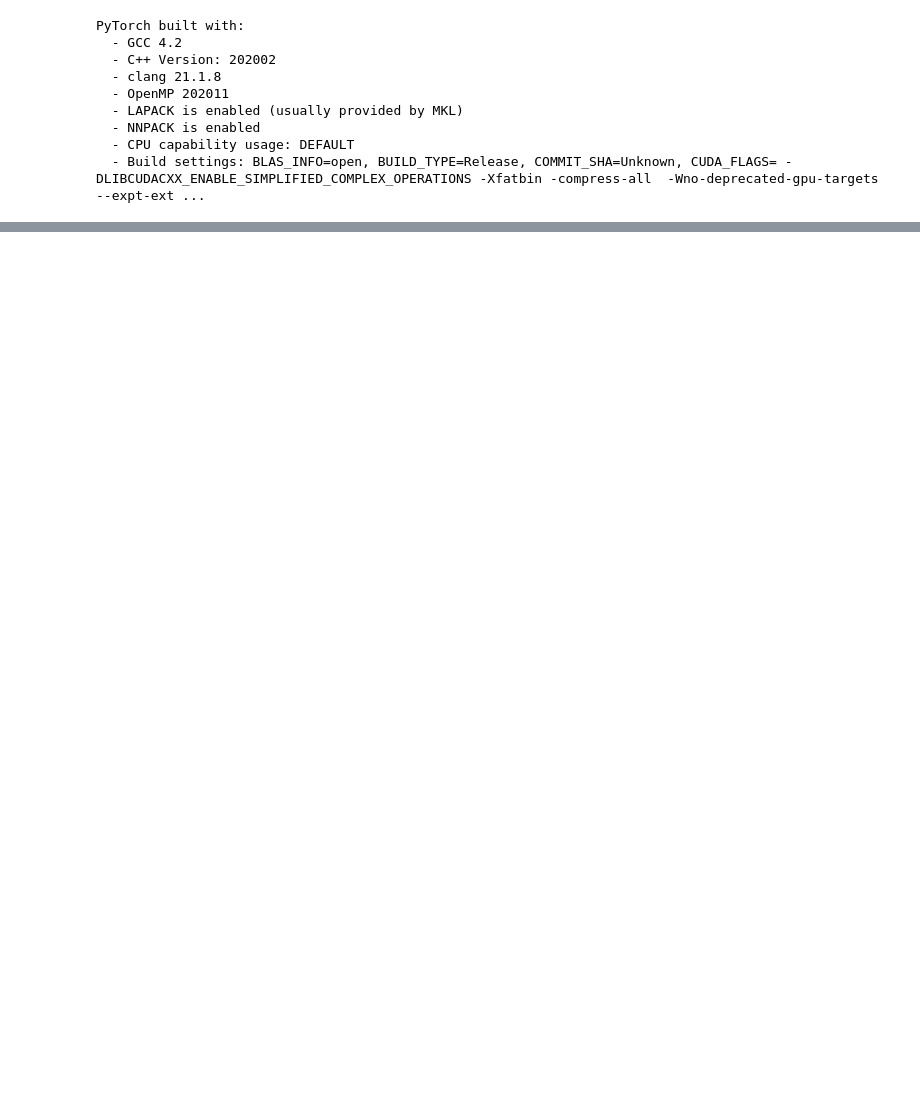
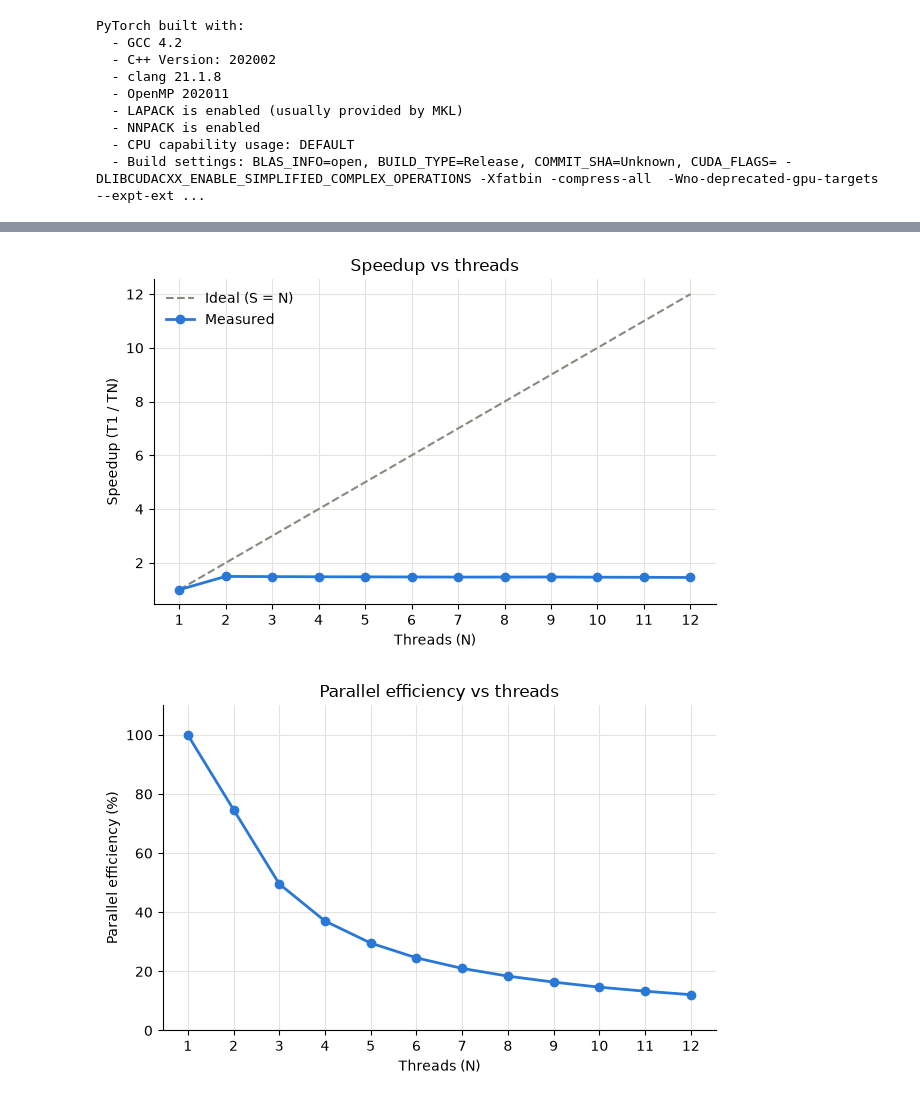
Before and after one commit to ris2002/Effect-of-CPU-thread-parallelism-and-batching-on-small-LLM-inference-performance-on-Apple-Silicon, a Jupyter notebook: llm_thread_scaling experiment_m3Pro.ipynb, the cells around one changed output, grey strips where cells are left out. Saved outputs shown, nothing was run; the diff lists cells and outputs as text; code cells hidden in the pictures; blank space fills up the shorter version.

Commit message:
Ran 32 prompts with batching=2

```diff
--- a/llm_thread_scaling experiment_m3Pro.ipynb
+++ b/llm_thread_scaling experiment_m3Pro.ipynb
@@ -7,3 +22,5 @@ os.environ["OMP_NUM_THREADS"] = no_of_threads
+# %%
+B=2 #Batchsize
 # %%
 
 
@@ -165,21 +222,20 @@ PyTorch built with:
   - CPU capability usage: DEFAULT
   - Build settings: BLAS_INFO=open, BUILD_TYPE=Release, COMMIT_SHA=Unknown, CUDA_FLAGS= -DLIBCUDACXX_ENABLE_SIMPLIFIED_COMPLEX_OPERATIONS -Xfatbin -compress-all  -Wno-deprecated-gpu-targets --expt-ext ...
 # %%
-t1 = next(r['mean'] for r in results if r['thread'] == 1)
+df = pd.DataFrame(results)
+per_batch = df.drop_duplicates(["thread", "batch_start"])        # one row per batch
+total = per_batch.groupby("thread")["batch_mean"].sum()          # seconds for all prompts
+t1 = total.loc[1]
 
 n_res = []
-for r in results:
-    n = r['thread']
-    speedup = t1 / r['mean']
-    efficiency = (speedup / n) * 100
-    f = ((n / speedup - 1) / (n - 1)) * 100 if n > 1 else None
-
+for n, t in total.items():
+    speedup = t1 / t
     n_res.append({
-        'threads': n,
-        'mean': r['mean'],
-        'speedup': speedup,
-        'efficiency': efficiency,
-        'serial_fraction': f,
+        "threads": n,
+        "mean": t,
+        "speedup": speedup,
+        "efficiency": speedup / n * 100,
+        "serial_fraction": ((n / speedup - 1) / (n - 1)) * 100 if n > 1 else None,
     })
 # %%
 n_res
@@ -219,7 +260,7 @@ for t in range(1, 13):
 # %%
-import matplotlib.pyplot as plt
 
-RUN_NAME = "run4"   # change per run, used in the file names
+
+RUN_NAME = "run5 batch 2"   # change per run, used in the file names
 
 threads = [r["threads"] for r in n_res]
 speedup = [r["speedup"] for r in n_res]
@@ -232,30 +273,33 @@ BLUE, GREY = "#2a78d6", "#8a8980"
 
 def tidy(ax, ylabel, title):
     ax.set_xlabel("Threads (N)")
     ax.set_ylabel(ylabel)
     ax.set_title(title)
     ax.set_xticks(threads)
     ax.grid(True, color="#e4e3dc")
     ax.spines[["top", "right"]].set_visible(False)
 
 # 1. Speedup vs ideal
 fig, ax = plt.subplots(figsize=(6.4, 4.2))
 ax.plot(threads, threads, "--", color=GREY, label="Ideal (S = N)")
 ax.plot(threads, speedup, "o-", color=BLUE, linewidth=2, label="Measured")
 tidy(ax, "Speedup (T1 / TN)", "Speedup vs threads")
 ax.legend(frameon=False)
 fig.tight_layout(); fig.savefig(f"{RUN_NAME}_speedup.png", dpi=200); plt.show()
 
 # 2. Efficiency
 fig, ax = plt.subplots(figsize=(6.4, 4.2))
 ax.plot(threads, efficiency, "o-", color=BLUE, linewidth=2)
 ax.set_ylim(0, 110)
 tidy(ax, "Parallel efficiency (%)", "Parallel efficiency vs threads")
 fig.tight_layout(); fig.savefig(f"{RUN_NAME}_efficiency.png", dpi=200); plt.show()
 
 # 3. Serial fraction
 fig, ax = plt.subplots(figsize=(6.4, 4.2))
 ax.plot(f_threads, serial, "o-", color=BLUE, linewidth=2)
 ax.set_ylim(bottom=0)
 tidy(ax, "Implied serial fraction f (%)", "Amdahl serial fraction vs threads")
 fig.tight_layout(); fig.savefig(f"{RUN_NAME}_serial_fraction.png", dpi=200); plt.show()
+# %% [output]
+[figure, added]
+[figure, added]
```
Also changed, not shown: parts of 13 cells of this notebook, 8 other files.
